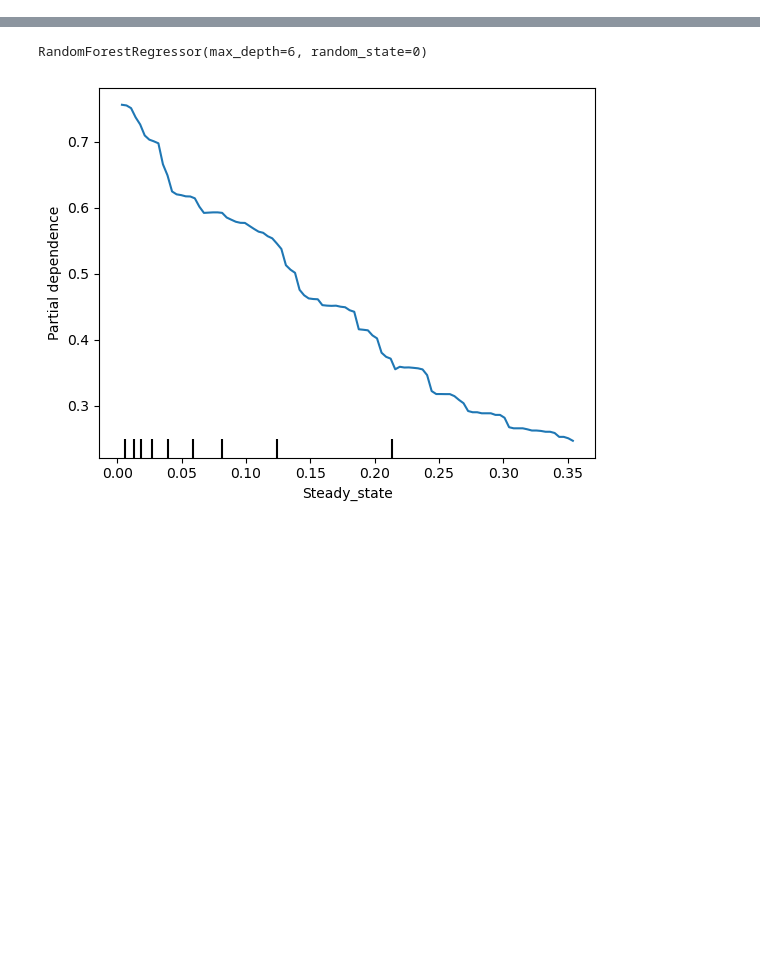
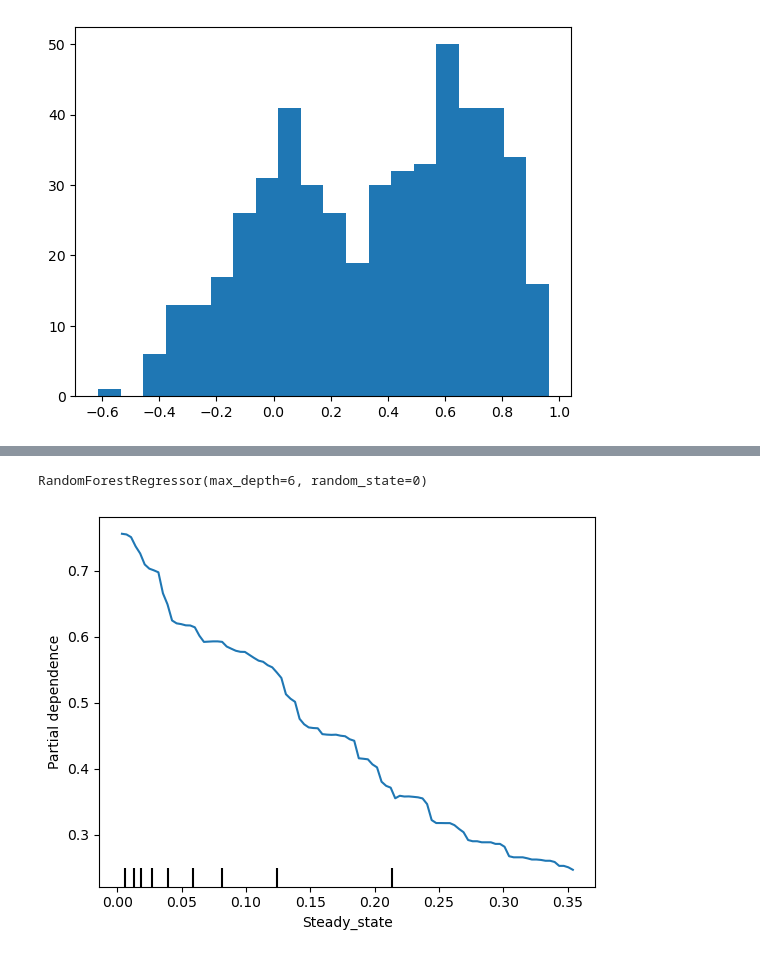
Before and after one commit to reliscu/chronocell_simulations, a Jupyter notebook: simulate_data.ipynb, the cells around one changed output, grey strips where cells are left out. Cells and saved outputs as stored; diff of their text form; code cells hidden in the pictures; blank space fills up the shorter version.

```diff
--- a/simulate_data.ipynb
+++ b/simulate_data.ipynb
@@ -94,6 +94,10 @@ for i in range(p):
 data = pd.DataFrame(rows)
 
 param_cols = data.columns.values[1:data.shape[0]]
+# %%
+plt.hist(data['Cor'], bins=20);
+# %% [output]
+[figure, added]
 # %%
 # PCA + Clustering + Visualization Pipeline for RNA/Protein Dynamics
 
```
Also changed, not shown: parts of 7 cells of this notebook.
